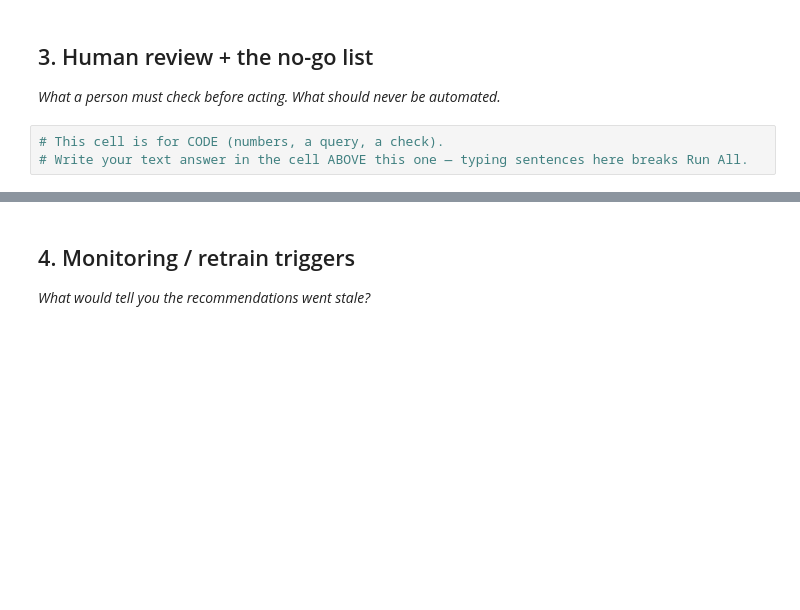
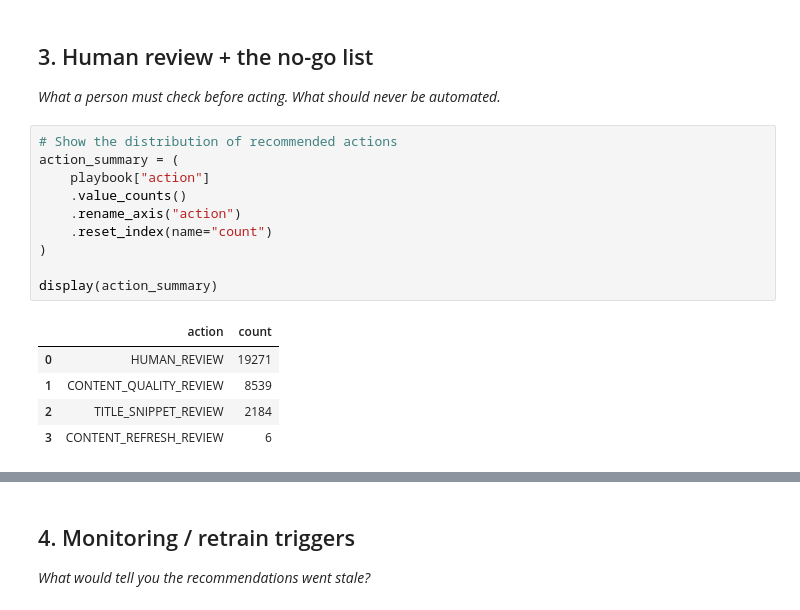
Before and after one commit to UbaidMalik365/flyrank-ml-internship, a Jupyter notebook: work/notebooks/w07_action_playbook.ipynb, the cells around one changed output, grey strips where cells are left out. Saved outputs shown, nothing was run; the diff lists cells and outputs as text; blank space fills up the shorter version.

```diff
--- a/work/notebooks/w07_action_playbook.ipynb
+++ b/work/notebooks/w07_action_playbook.ipynb
@@ -24,6 +159,19 @@ This skeleton is yours to fill. Work the sections **in order** — each one has
 ## 3. Human review + the no-go list
 
 *What a person must check before acting. What should never be automated.*
-# %%
-# This cell is for CODE (numbers, a query, a check).
-# Write your text answer in the cell ABOVE this one — typing sentences here breaks Run All.
+# %%
+# Show the distribution of recommended actions
+action_summary = (
+    playbook["action"]
+    .value_counts()
+    .rename_axis("action")
+    .reset_index(name="count")
+)
+
+display(action_summary)
+# %% [output]
+|  | action | count |
+| 0 | HUMAN_REVIEW | 19271 |
+| 1 | CONTENT_QUALITY_REVIEW | 8539 |
+| 2 | TITLE_SNIPPET_REVIEW | 2184 |
+| 3 | CONTENT_REFRESH_REVIEW | 6 |
```
Also changed, not shown: parts of 14 cells of this notebook.
